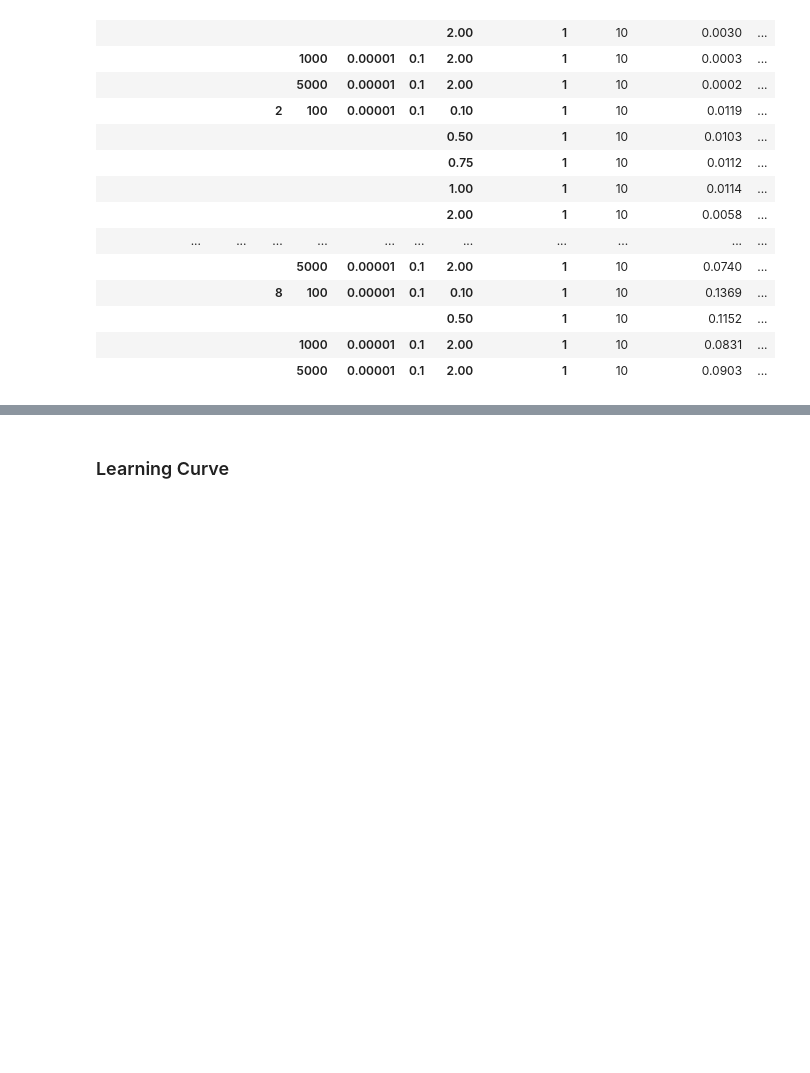
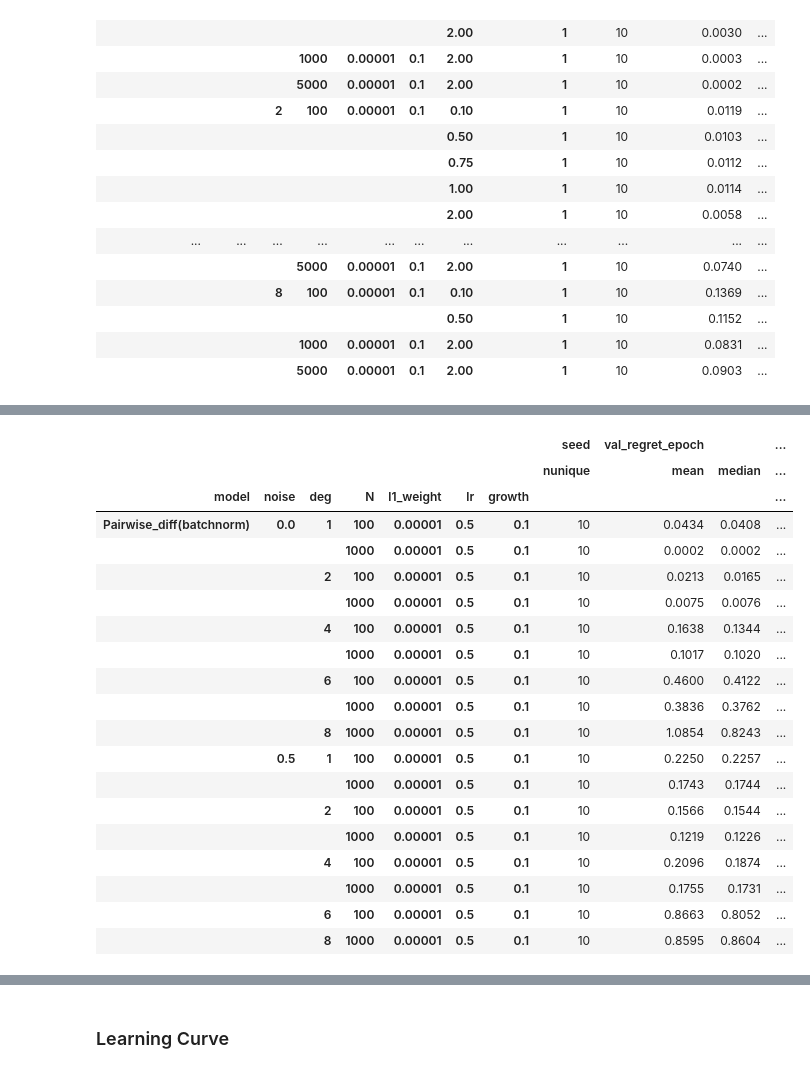
Before and after one commit to PredOpt/predopt-benchmarks, a Jupyter notebook: SPOSP/ResultIn Tabular.ipynb, the cells around one changed output, grey strips where cells are left out. Cells and saved outputs as stored; diff of their text form; code cells hidden in the pictures; blank space fills up the shorter version.

```diff
--- a/SPOSP/ResultIn Tabular.ipynb
+++ b/SPOSP/ResultIn Tabular.ipynb
@@ -257,0 +315,28 @@ dpo_rslt.groupby(['model','noise','deg','N','l1_weight','lr','sigma','num_sample
+# %%
+pairwisediff_rslt = pd.read_csv("Rslt/Normed_Pairwisediff_rslt.csv")
+pairwisediff_rslt.groupby(['model','noise','deg','N','l1_weight','lr','growth'],dropna=False).agg({
+    'seed': 'nunique',
+    'val_regret_epoch':['mean','median'],
+    "test_regret_epoch":['mean','std','count'],
+    "test_mse_epoch":['mean','std','count'],}).round(4)
+# %% [output]
+|  |  |  |  |  |  |  | seed | val_regret_epoch |  | ... |
+|  |  |  |  |  |  |  | nunique | mean | median | ... |
+| model | noise | deg | N | l1_weight | lr | growth |  |  |  | ... |
+| Pairwise_diff(batchnorm) | 0.0 | 1 | 100 | 0.00001 | 0.5 | 0.1 | 10 | 0.0434 | 0.0408 | ... |
+|  |  |  | 1000 | 0.00001 | 0.5 | 0.1 | 10 | 0.0002 | 0.0002 | ... |
+|  |  | 2 | 100 | 0.00001 | 0.5 | 0.1 | 10 | 0.0213 | 0.0165 | ... |
+|  |  |  | 1000 | 0.00001 | 0.5 | 0.1 | 10 | 0.0075 | 0.0076 | ... |
+|  |  | 4 | 100 | 0.00001 | 0.5 | 0.1 | 10 | 0.1638 | 0.1344 | ... |
+|  |  |  | 1000 | 0.00001 | 0.5 | 0.1 | 10 | 0.1017 | 0.1020 | ... |
+|  |  | 6 | 100 | 0.00001 | 0.5 | 0.1 | 10 | 0.4600 | 0.4122 | ... |
+|  |  |  | 1000 | 0.00001 | 0.5 | 0.1 | 10 | 0.3836 | 0.3762 | ... |
+|  |  | 8 | 1000 | 0.00001 | 0.5 | 0.1 | 10 | 1.0854 | 0.8243 | ... |
+|  | 0.5 | 1 | 100 | 0.00001 | 0.5 | 0.1 | 10 | 0.2250 | 0.2257 | ... |
+|  |  |  | 1000 | 0.00001 | 0.5 | 0.1 | 10 | 0.1743 | 0.1744 | ... |
+|  |  | 2 | 100 | 0.00001 | 0.5 | 0.1 | 10 | 0.1566 | 0.1544 | ... |
+|  |  |  | 1000 | 0.00001 | 0.5 | 0.1 | 10 | 0.1219 | 0.1226 | ... |
+|  |  | 4 | 100 | 0.00001 | 0.5 | 0.1 | 10 | 0.2096 | 0.1874 | ... |
+|  |  |  | 1000 | 0.00001 | 0.5 | 0.1 | 10 | 0.1755 | 0.1731 | ... |
+|  |  | 6 | 100 | 0.00001 | 0.5 | 0.1 | 10 | 0.8663 | 0.8052 | ... |
+|  |  | 8 | 1000 | 0.00001 | 0.5 | 0.1 | 10 | 0.8595 | 0.8604 | ... |
```
Also changed, not shown: parts of 8 cells of this notebook, 13 other files.
